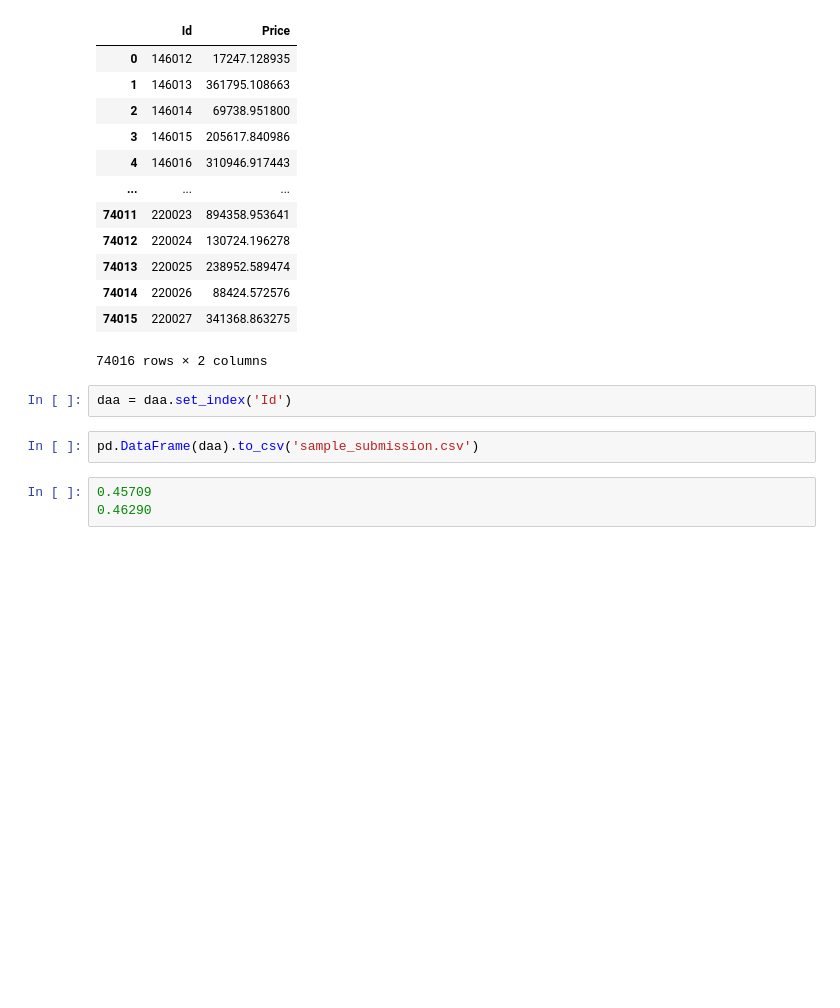
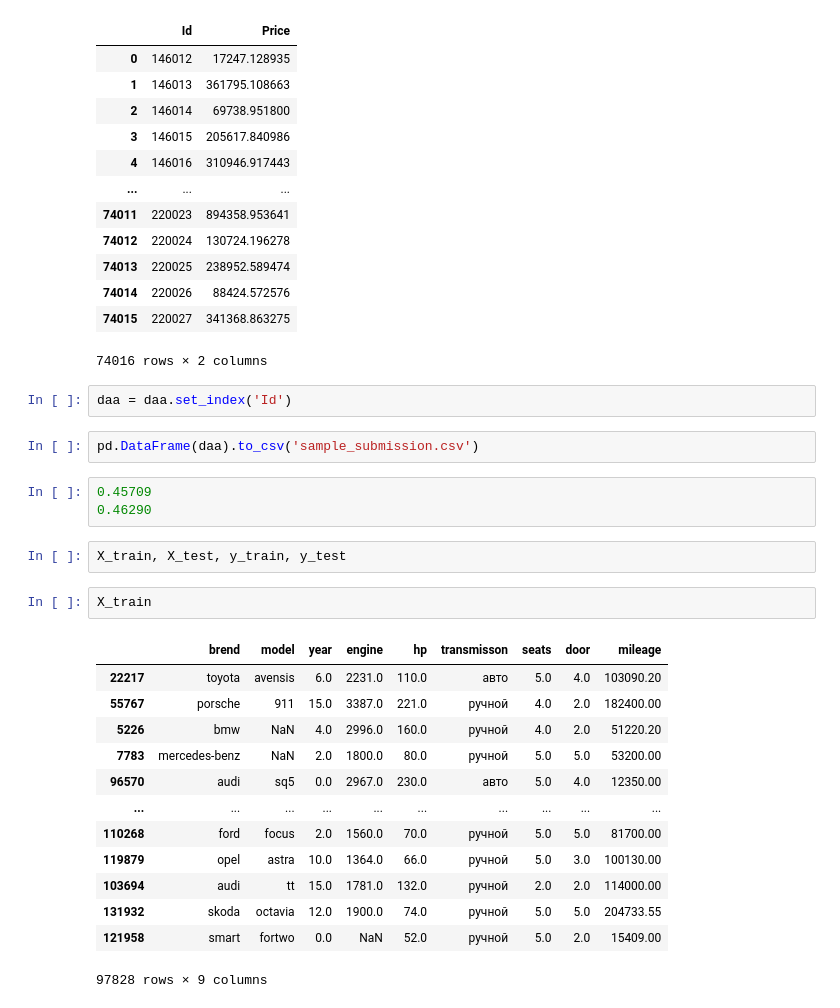
Before and after one commit to Pinzhanin/machine-learning, a Jupyter notebook: rucode_carprice/rucode-carprice.ipynb, the cells around one changed output. Drawn from its saved outputs; the diff is of its cells as text; blank space fills up the shorter version.

```diff
--- a/rucode_carprice/rucode-carprice.ipynb
+++ b/rucode_carprice/rucode-carprice.ipynb
@@ -352,3 +352,21 @@ pd.DataFrame(daa).to_csv('sample_submission.csv')
 # %%
 0.45709
 0.46290
+# %%
+X_train, X_test, y_train, y_test
+# %%
+X_train
+# %% [output]
+|  | brend | model | year | engine | hp | transmisson | seats | door | mileage |
+| 22217 | toyota | avensis | 6.0 | 2231.0 | 110.0 | авто | 5.0 | 4.0 | 103090.20 |
+| 55767 | porsche | 911 | 15.0 | 3387.0 | 221.0 | ручной | 4.0 | 2.0 | 182400.00 |
+| 5226 | bmw | NaN | 4.0 | 2996.0 | 160.0 | ручной | 4.0 | 2.0 | 51220.20 |
+| 7783 | mercedes-benz | NaN | 2.0 | 1800.0 | 80.0 | ручной | 5.0 | 5.0 | 53200.00 |
+| 96570 | audi | sq5 | 0.0 | 2967.0 | 230.0 | авто | 5.0 | 4.0 | 12350.00 |
+| ... | ... | ... | ... | ... | ... | ... | ... | ... | ... |
+| 110268 | ford | focus | 2.0 | 1560.0 | 70.0 | ручной | 5.0 | 5.0 | 81700.00 |
+| 119879 | opel | astra | 10.0 | 1364.0 | 66.0 | ручной | 5.0 | 3.0 | 100130.00 |
+| 103694 | audi | tt | 15.0 | 1781.0 | 132.0 | ручной | 2.0 | 2.0 | 114000.00 |
+| 131932 | skoda | octavia | 12.0 | 1900.0 | 74.0 | ручной | 5.0 | 5.0 | 204733.55 |
+| 121958 | smart | fortwo | 0.0 | NaN | 52.0 | ручной | 5.0 | 2.0 | 15409.00 |
+97828 rows × 9 columns
```
Also changed, not shown: parts of 1 cell of this notebook, 1 other file.
